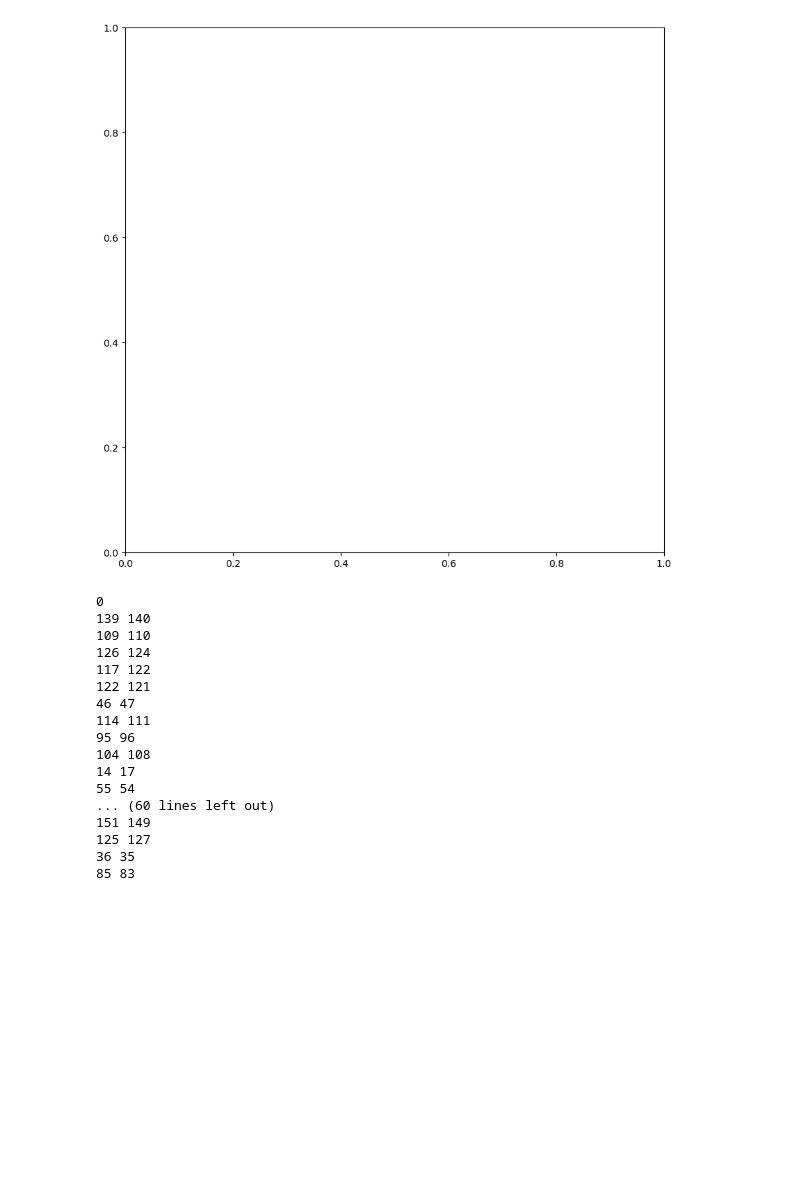
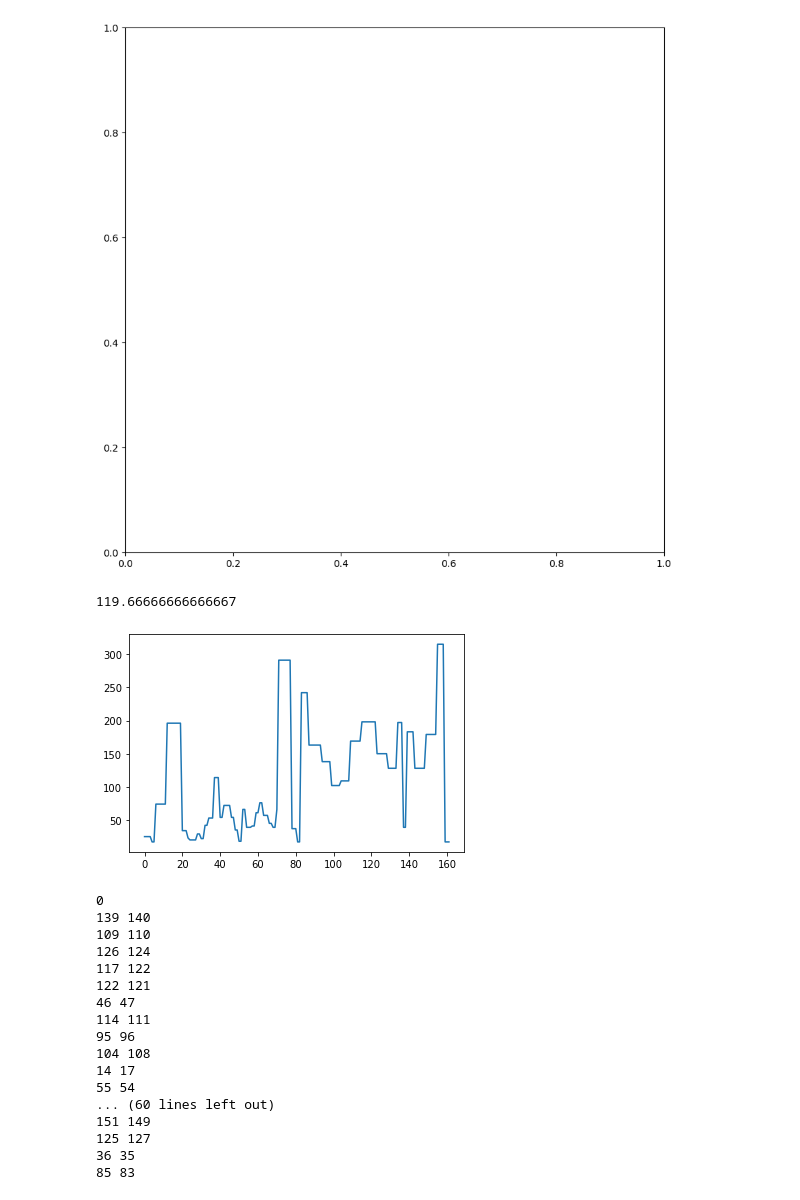
Before and after one commit to Asheeshkrsharma/Identification-OpenCows, a Jupyter notebook: 2021MakeData.ipynb, the cells around one changed output. Cells and saved outputs as stored; diff of their text form; code cells hidden in the pictures; blank space fills up the shorter version.

```diff
--- a/2021MakeData.ipynb
+++ b/2021MakeData.ipynb
@@ -339,6 +339,13 @@ import json
 # Save
 with open('./utils/opencowsTracklets2020V2.json', 'w') as fp:
     json.dump(dataSet, fp)
+# %%
+dt = [len(track['paths']) for track in dataSet['train']]
+plt.plot(dt)
+sum(dt) / len(dt)
+# %% [output]
+119.66666666666667
+[figure, added]
 # %%
 import torch
 import torch.nn as nn
```
Also changed, not shown: 2 other files.
